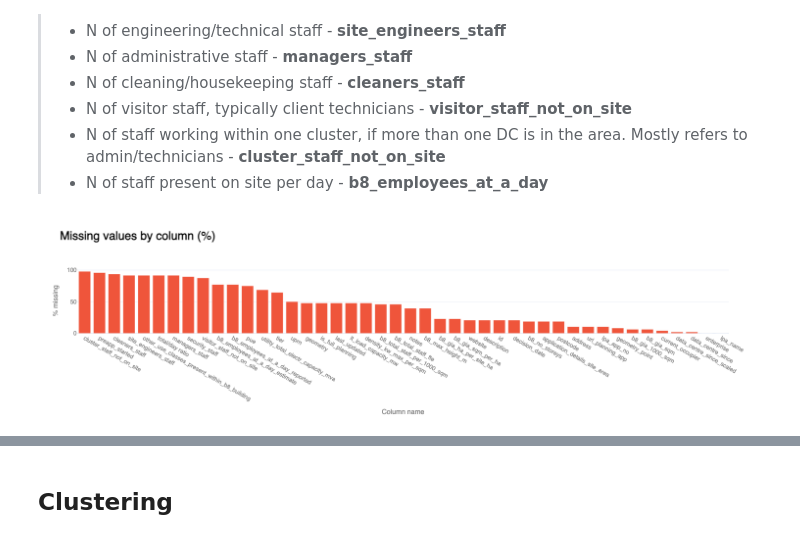
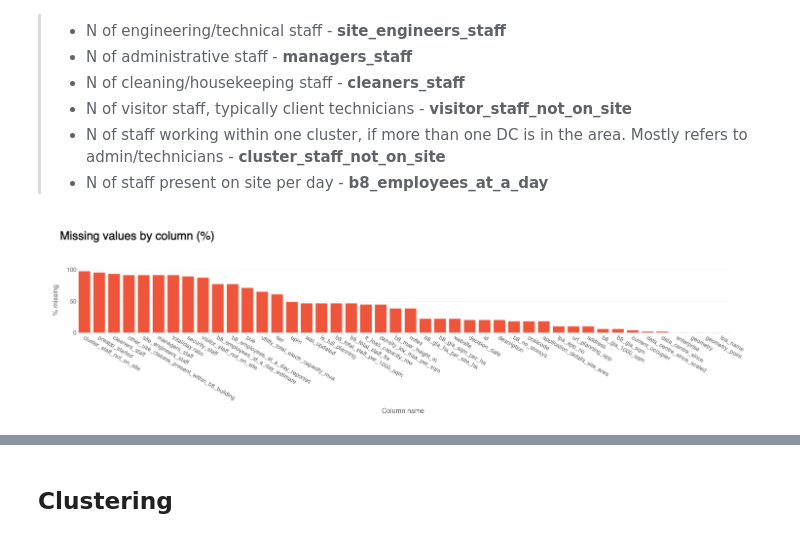
Before and after one commit to a-saveleva/casa0007_project, a Jupyter notebook: CASA0007_project.ipynb, the cells around one changed output, grey strips where cells are left out. Cells and saved outputs as stored; diff of their text form; code cells hidden in the pictures.

```diff
--- a/CASA0007_project.ipynb
+++ b/CASA0007_project.ipynb
@@ -29,9 +40,11 @@ pd.set_option('display.max_columns', None)
 # ____________________________________________________________________________________________________________
 # Loading the previously validated dataset. See more in data_load folder of the repository
 # ____________________________________________________________________________________________________________
-
 data_ldn = pd.read_csv(
     "data_load/final_output.csv", na_values=["NULL", "null", "None", "", "[]", "NaN"])
+data_ldn["geometry"] = gpd.GeoSeries.from_wkt(data_ldn["geometry_point"])
+data_ldn = gpd.GeoDataFrame(data_ldn, geometry="geometry", crs="EPSG:4326")
+
 data_ldn_exstg = data_ldn[data_ldn["completed"] == "Completed"].drop(axis=1, columns=['completed']) #taking only the data centres that were built
 # data_ldn_exstg = data_ldn
 data_ldn_exstg = data_ldn_exstg.sort_values(by="data_centre_since", ascending=True)
@@ -124,25 +479,33 @@ labels_colour = "grey"
 # %%
 missing_pct = (data_ldn_exstg.isnull().mean() * 100).sort_values(ascending=False)
 fig = px.bar(missing_pct,labels={"value": "% missing", "index": "Column name"}, color_discrete_sequence=[px.colors.qualitative.Plotly[1]])
 fig.update_layout(width=1000, height=400, template="plotly_white", showlegend=False,
     title=dict(
             text=(
                 f"<span style='font-size:24px; font-weight:bold; color:{notes_colour}; display:block; margin-bottom:2px;'>"
                 "Missing values by column (%)"
                 "</span><br>"
             ),
             x=0.03,xanchor="left",y=0.92,yanchor="top",
         ),
         margin=dict(t=90),legend=dict(font=dict(color=labels_colour)),
     )
 
+def get_line_params(group_name):
+    intercept = params["Intercept"]
+    slope = params[value_col_x]
+    if group_name != baseline:
+        intercept += params.get(f'C({group_col}, Treatment(reference="High density"))[T.{group_name}]', 0)
+        slope += params.get(f'{value_col_x}:C({group_col}, Treatment(reference="High density"))[T.{group_name}]', 0)
+    return intercept, slope
+
 fig.update_xaxes(title_font=dict(color=labels_colour),tickfont=dict(color=labels_colour))
 fig.update_yaxes(title_font=dict(color=labels_colour),tickfont=dict(color=labels_colour))
 fig.show()
 
 # ____________________________________________________________________________________________________________
 # The dataset has a lot of NA values, and it will present an obstacle for clustering.
 # My solution is to follow a stepwise approach to this study, and fill the NA where appropriate, once the basis for this is determined.
 # ____________________________________________________________________________________________________________
 # %% [output]
-[figure, old version]
+[figure, new version]
```
Also changed, not shown: parts of 72 cells of this notebook, 6 other files.
